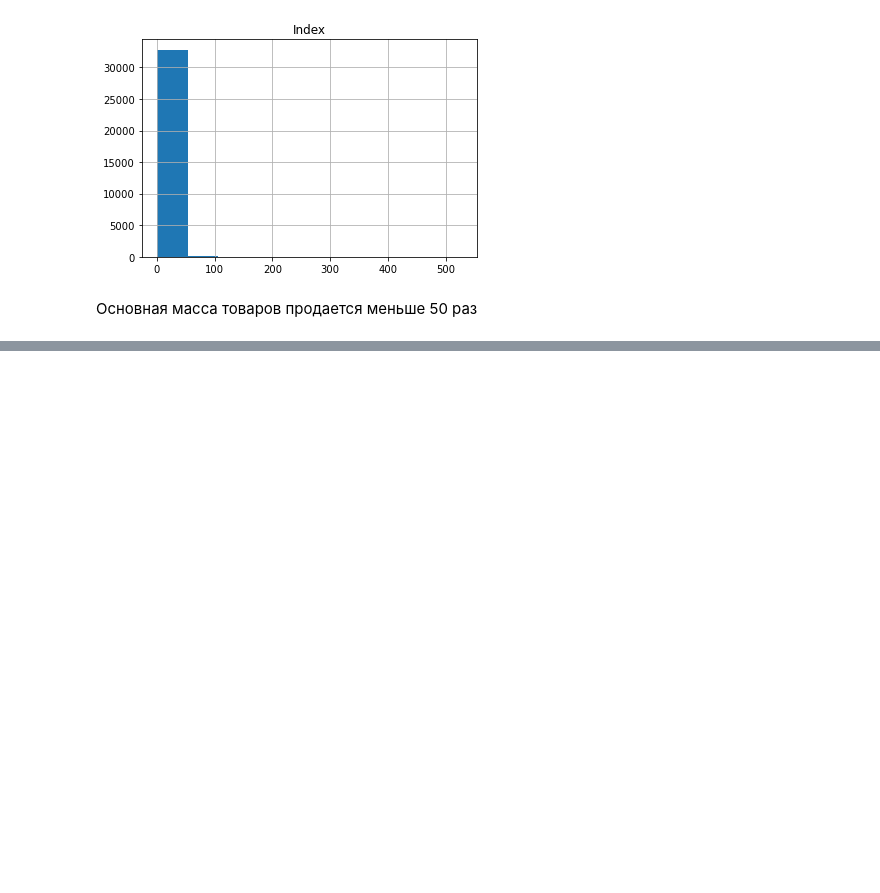
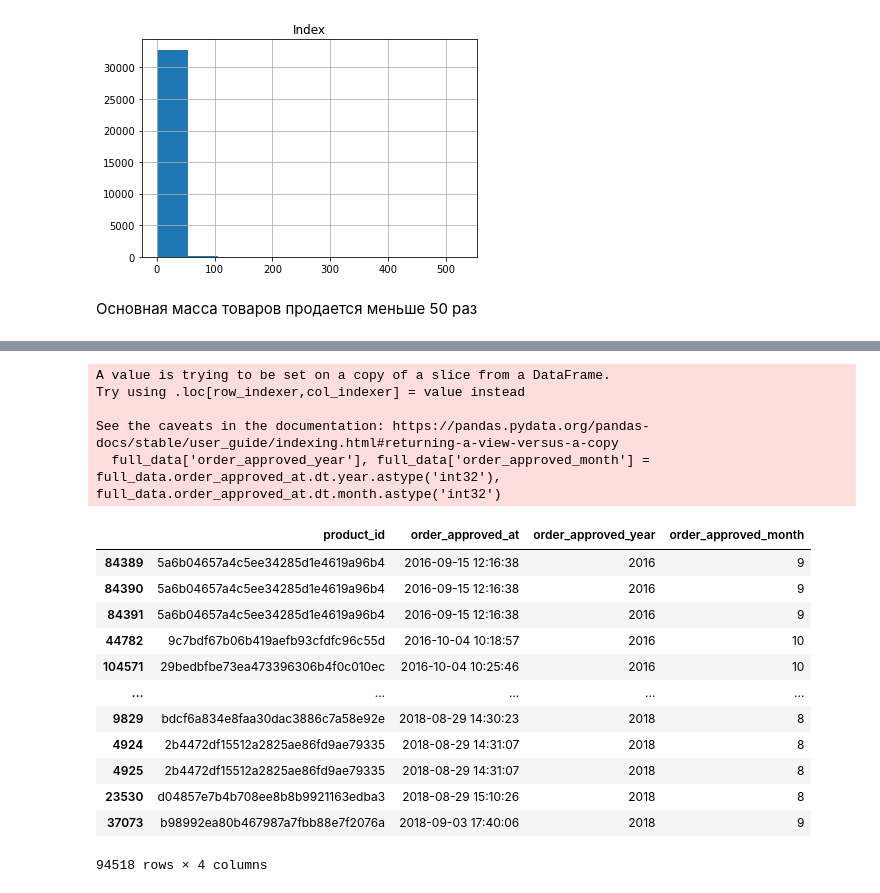
Before and after one commit to strateg17/SMART_DS_Academy_Prod1, a Jupyter notebook: Task_1/Task1_TimeSeries.ipynb, the cells around one changed output, grey strips where cells are left out. Drawn from its saved outputs; the diff is of its cells as text; code cells hidden in the pictures; blank space fills up the shorter version.

```diff
--- a/Task_1/Task1_TimeSeries.ipynb
+++ b/Task_1/Task1_TimeSeries.ipynb
@@ -297,0 +366,22 @@ full_data[full_data.product_id == 'aca2eb7d00ea1a7b8ebd4e68314663af'].sort_value
+# %%
+full_data['order_approved_year'], full_data['order_approved_month'] = full_data.order_approved_at.dt.year.astype('int32'), full_data.order_approved_at.dt.month.astype('int32')
+full_data
+# %% [output]
+A value is trying to be set on a copy of a slice from a DataFrame.
+Try using .loc[row_indexer,col_indexer] = value instead
+
+See the caveats in the documentation: https://pandas.pydata.org/pandas-docs/stable/user_guide/indexing.html#returning-a-view-versus-a-copy
+  full_data['order_approved_year'], full_data['order_approved_month'] = full_data.order_approved_at.dt.year.astype('int32'), full_data.order_approved_at.dt.month.astype('int32')
+|  | product_id | order_approved_at | order_approved_year | order_approved_month |
+| 84389 | 5a6b04657a4c5ee34285d1e4619a96b4 | 2016-09-15 12:16:38 | 2016 | 9 |
+| 84390 | 5a6b04657a4c5ee34285d1e4619a96b4 | 2016-09-15 12:16:38 | 2016 | 9 |
+| 84391 | 5a6b04657a4c5ee34285d1e4619a96b4 | 2016-09-15 12:16:38 | 2016 | 9 |
+| 44782 | 9c7bdf67b06b419aefb93cfdfc96c55d | 2016-10-04 10:18:57 | 2016 | 10 |
+| 104571 | 29bedbfbe73ea473396306b4f0c010ec | 2016-10-04 10:25:46 | 2016 | 10 |
+| ... | ... | ... | ... | ... |
+| 9829 | bdcf6a834e8faa30dac3886c7a58e92e | 2018-08-29 14:30:23 | 2018 | 8 |
+| 4924 | 2b4472df15512a2825ae86fd9ae79335 | 2018-08-29 14:31:07 | 2018 | 8 |
+| 4925 | 2b4472df15512a2825ae86fd9ae79335 | 2018-08-29 14:31:07 | 2018 | 8 |
+| 23530 | d04857e7b4b708ee8b8b9921163edba3 | 2018-08-29 15:10:26 | 2018 | 8 |
+| 37073 | b98992ea80b467987a7fbb88e7f2076a | 2018-09-03 17:40:06 | 2018 | 9 |
+94518 rows × 4 columns
```
Also changed, not shown: parts of 34 cells of this notebook.
